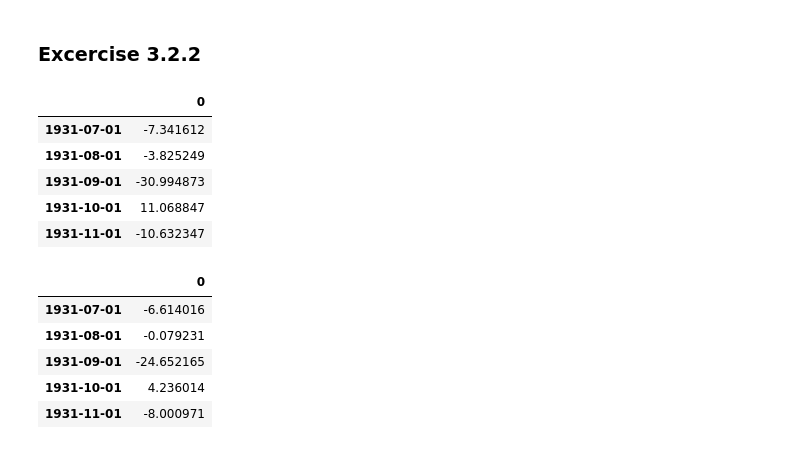
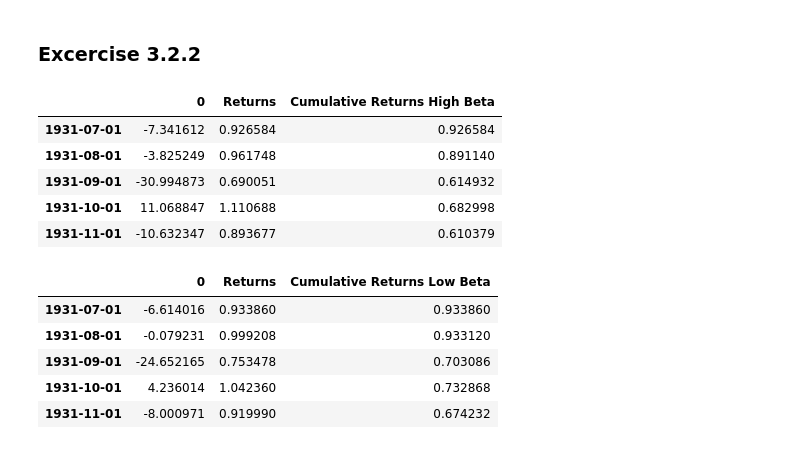
Before and after one commit to Luedman/Theory_of_Finance_Assignments, a Jupyter notebook: Assignment_3/Assignment3.ipynb, the cells around one changed output. Drawn from its saved outputs; the diff is of its cells as text; code cells hidden in the pictures.

```diff
--- a/Assignment_3/Assignment3.ipynb
+++ b/Assignment_3/Assignment3.ipynb
@@ -818,13 +812,17 @@ for date in list(high_beta_df.index)[:-60]:
 # %%
 output_hb = pd.DataFrame.from_dict(return_high_betas, orient = 'index')
 output_hb.head()
+
+output_hb['Returns'] = output_hb/100 + 1
+output_hb['Cumulative Returns High Beta'] = output_hb['Returns'].cumprod()
+output_hb.head()
 # %% [output]
-|  | 0 |
-| 1931-07-01 | -7.341612 |
-| 1931-08-01 | -3.825249 |
-| 1931-09-01 | -30.994873 |
-| 1931-10-01 | 11.068847 |
-| 1931-11-01 | -10.632347 |
+|  | 0 | Returns | Cumulative Returns High Beta |
+| 1931-07-01 | -7.341612 | 0.926584 | 0.926584 |
+| 1931-08-01 | -3.825249 | 0.961748 | 0.891140 |
+| 1931-09-01 | -30.994873 | 0.690051 | 0.614932 |
+| 1931-10-01 | 11.068847 | 1.110688 | 0.682998 |
+| 1931-11-01 | -10.632347 | 0.893677 | 0.610379 |
 # %%
 #Low Betas
 return_low_betas = dict.fromkeys(low_beta_df.index)
@@ -850,12 +848,14 @@ for date in list(low_beta_df.index)[:-60]:
     #Summ up the excess returns
     return_low_betas[date] = np.sum(returns)
 # %%
-output_lb = pd.DataFrame.from_dict(return_low_betas, orient = 'index')
+output_lb = pd.DataFrame.from_dict(return_low_betas, orient = 'index').dropna()
+output_lb['Returns'] = output_lb/100 + 1
+output_lb['Cumulative Returns Low Beta'] = output_lb['Returns'].cumprod()
 output_lb.head()
 # %% [output]
-|  | 0 |
-| 1931-07-01 | -6.614016 |
-| 1931-08-01 | -0.079231 |
-| 1931-09-01 | -24.652165 |
-| 1931-10-01 | 4.236014 |
-| 1931-11-01 | -8.000971 |
+|  | 0 | Returns | Cumulative Returns Low Beta |
+| 1931-07-01 | -6.614016 | 0.933860 | 0.933860 |
+| 1931-08-01 | -0.079231 | 0.999208 | 0.933120 |
+| 1931-09-01 | -24.652165 | 0.753478 | 0.703086 |
+| 1931-10-01 | 4.236014 | 1.042360 | 0.732868 |
+| 1931-11-01 | -8.000971 | 0.919990 | 0.674232 |
```
Also changed, not shown: parts of 8 cells of this notebook.
